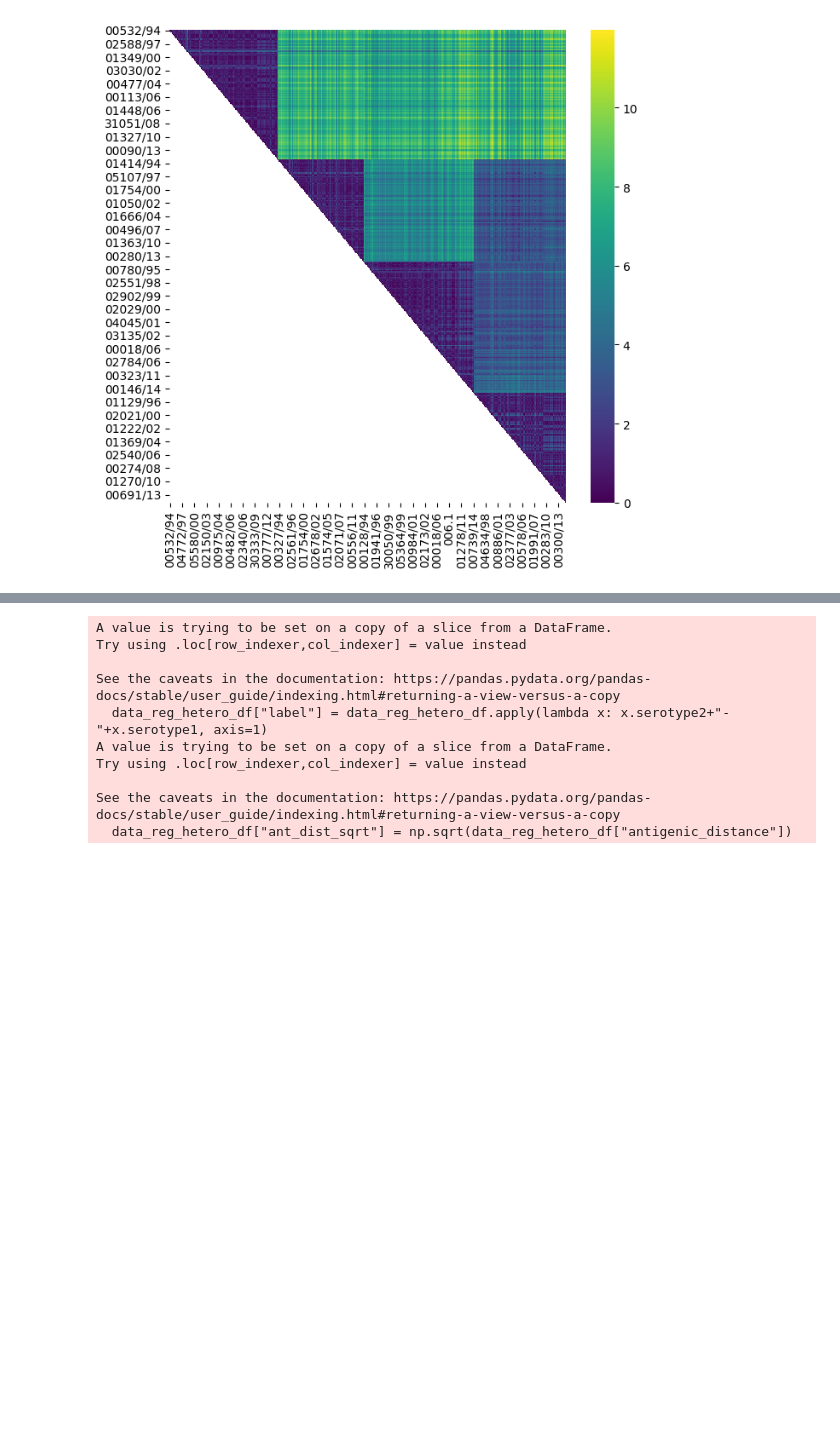
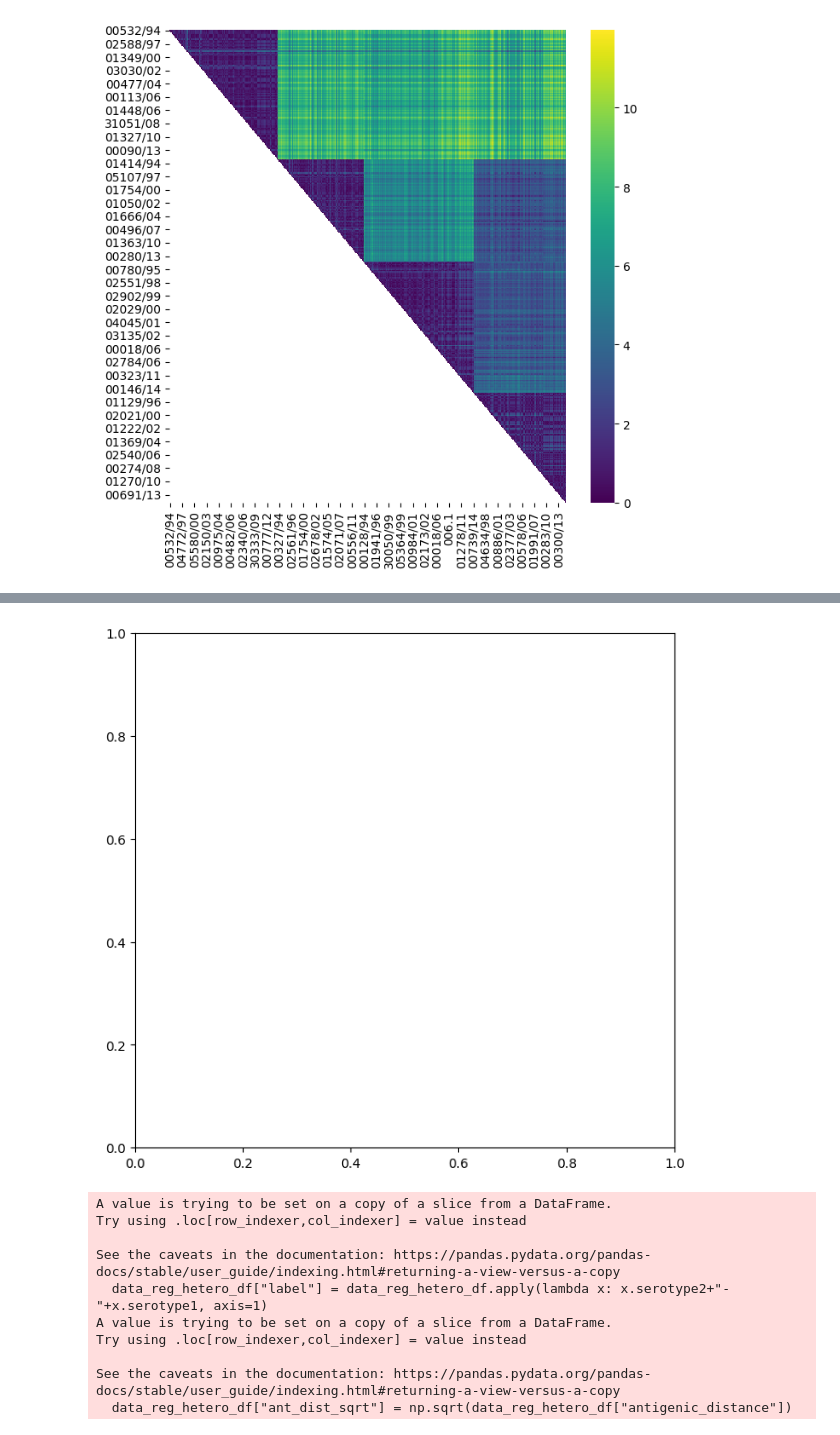
Before and after one commit to ChaosDonkey06/Stats-ML4Genomics, a Jupyter notebook: regression.ipynb, the cells around one changed output, grey strips where cells are left out. Drawn from its saved outputs; the diff is of its cells as text; code cells hidden in the pictures; blank space fills up the shorter version.

```diff
--- a/regression.ipynb
+++ b/regression.ipynb
@@ -449,3 +452,9 @@ plt.tight_layout()
+# %%
+data_reg_df
+
+fig, ax = plt.subplots(1, 1, figsize=(7.5, 7.2))
+# %% [output]
+[figure, added]
 # %%
 data_reg_hetero_df          = data_reg_df[data_reg_df.serotype1!=data_reg_df.serotype2]
 data_reg_hetero_df["label"] = data_reg_hetero_df.apply(lambda x: x.serotype2+"-"+x.serotype1, axis=1)
```
Also changed, not shown: parts of 9 cells of this notebook, 26 other files.
